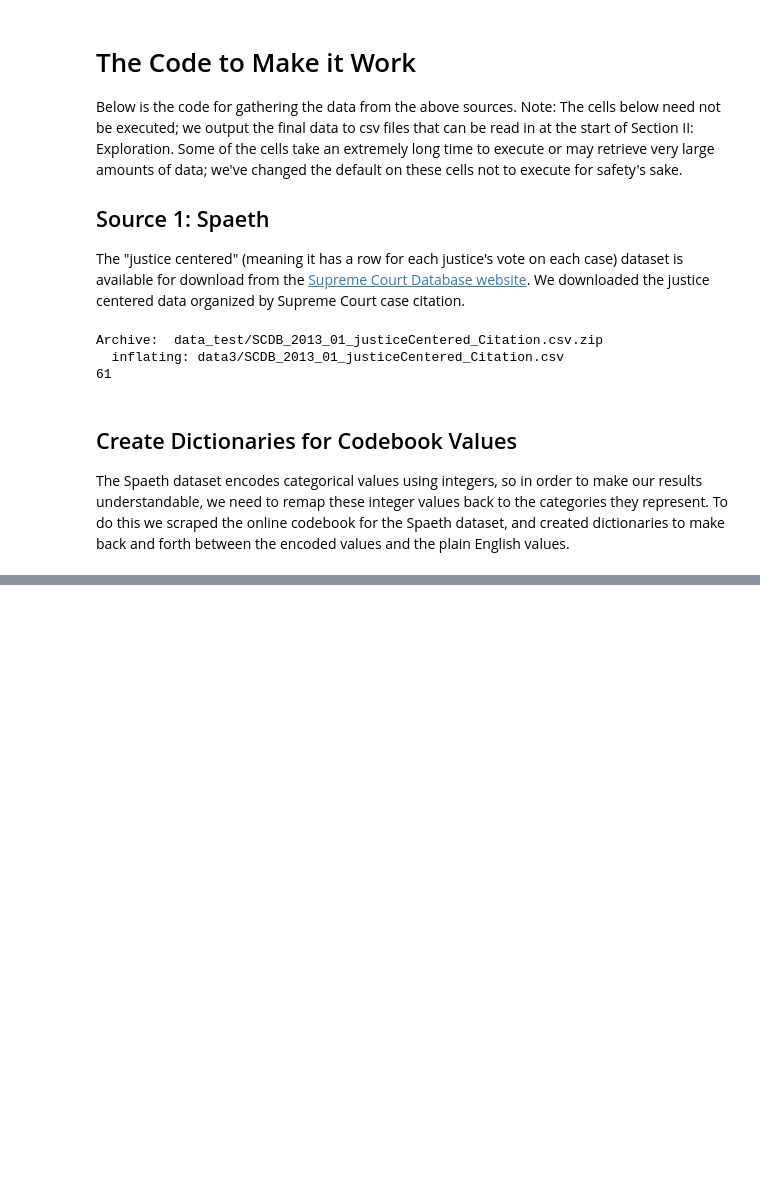
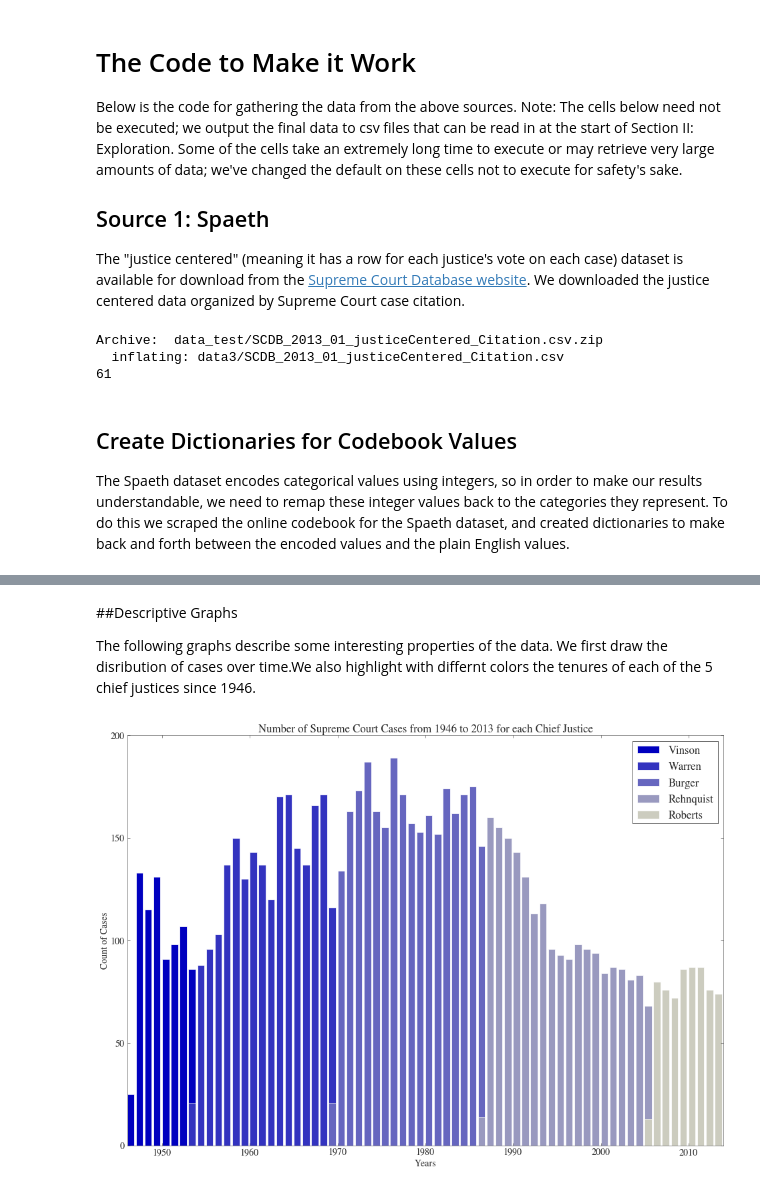
Before and after one commit to pjbull/benchmarked, a Jupyter notebook: Process.ipynb, the cells around one changed output, grey strips where cells are left out. Cells and saved outputs as stored; diff of their text form; code cells hidden in the pictures; blank space fills up the shorter version.

```diff
--- a/Process.ipynb
+++ b/Process.ipynb
@@ -118,0 +220,6 @@ The Spaeth dataset encodes categorical values using integers, so in order to mak
+# %%
+party = []
+for i,appointer in enumerate(appointers):
+    #Download the web pages
+    pres_page = json.loads(requests.get('http://en.wikipedia.org/w/api.php?format=json&action=query&titles='+appointer+'&prop=revisions&rvprop=content').text)
+    party.append(pres_page['query']['pages'].values()[0]['revisions'][0]['*'].split('party')[1].split('|')[0])#.split('\n')[0].split('= ')[1]
@@ -118,0 +276,38 @@ The Spaeth dataset encodes categorical values using integers, so in order to mak
+# %% [markdown]
+##Descriptive Graphs
+
+The following graphs describe some interesting properties of the data. We first draw the disribution of cases over time.We also highlight with differnt colors the tenures of each of the 5 chief justices since 1946.
+# %%
+data =  pd.read_csv('data/SCDB_2013_01_justiceCentered_Citation_Cleaned_Party.csv')
+
+df3 = data[['caseId','dateDecision','chief']]
+for i,ele in enumerate(df3['dateDecision']):
+    df3['dateDecision'][i] = ele[-4:]
+
+grouped2 = df3.groupby('caseId')
+df4 = grouped2.first()
+
+chiefs = df4['chief'].unique()
+d = {}
+for chief in chiefs:
+    d[chief]=[]
+for chief in chiefs:
+    for i,ele in enumerate(df4['dateDecision']):
+        if df4['chief'][i]==chief:
+            d[chief].append(ele)
+for chief in chiefs:
+    d[chief] = [float(x) for x in d[chief]]
+
+plt.bar(Counter(d['Vinson']).keys(),Counter(d['Vinson']).values(), color = (0., 0., 0.75),label='Vinson')
+plt.bar(Counter(d['Warren']).keys(),Counter(d['Warren']).values(),color=(2./10., 4./20., 0.75),label='Warren')
+plt.bar(Counter(d['Burger']).keys(),Counter(d['Burger']).values(),color=(4./10.0, 8./20.0, 0.75),label='Burger')
+plt.bar(Counter(d['Rehnquist']).keys(),Counter(d['Rehnquist']).values(),color=(6./10.0, 12./20.0, 0.75),label='Rehnquist')
+plt.bar(Counter(d['Roberts']).keys(),Counter(d['Roberts']).values(),color=(8./10.0, 16./20.0, 0.75),label='Roberts')
+plt.xlim((1946,2014))
+plt.title('Number of Supreme Court Cases from 1946 to 2013 for each Chief Justice')
+plt.xlabel('Years')
+plt.ylabel('Count of Cases')
+plt.legend()
+plt.show()
+# %% [output]
+[figure, added]
```
Also changed, not shown: parts of 59 cells of this notebook, 3 other files.
